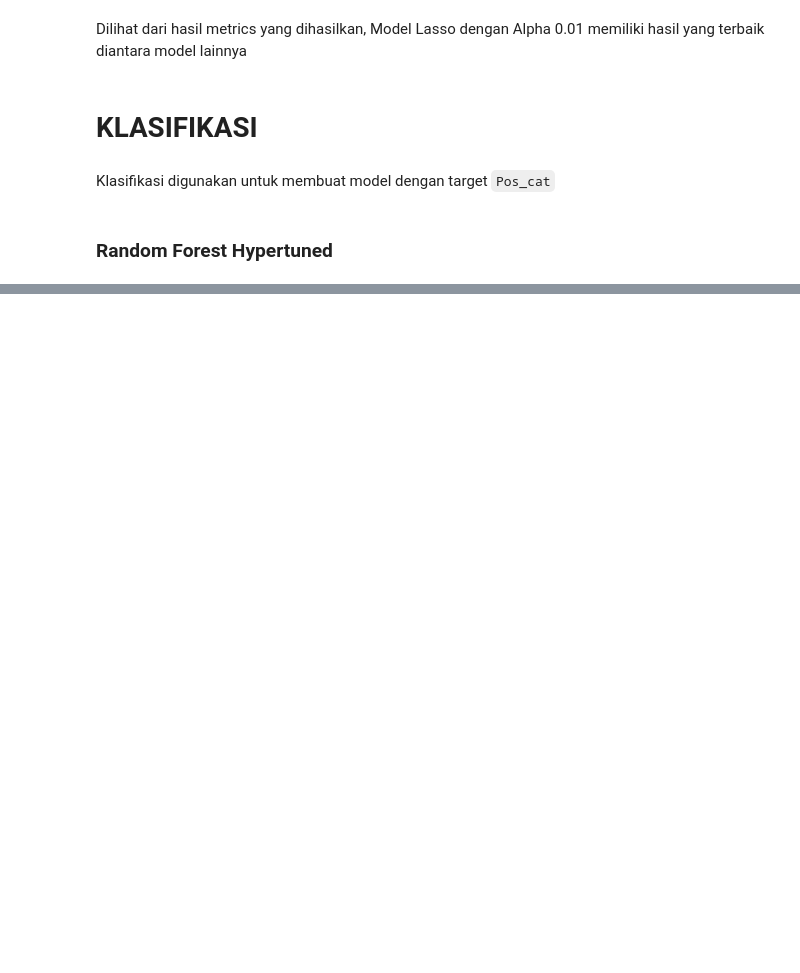
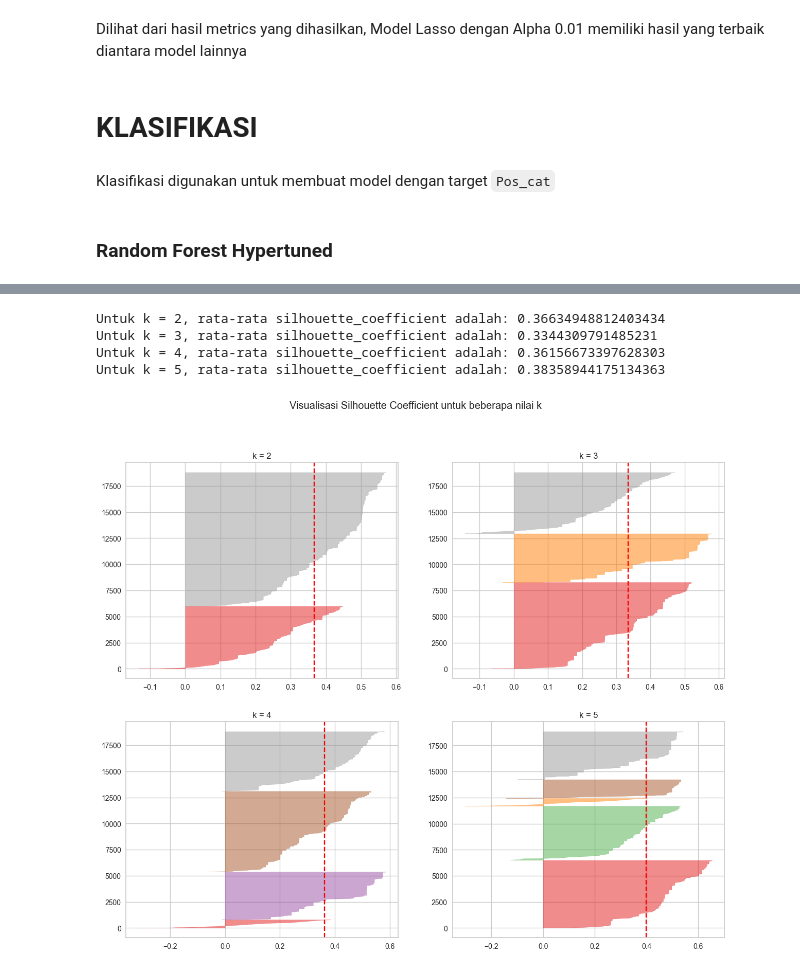
Before and after one commit to F1-biasa-aja/F1-kasdd, a Jupyter notebook: Code_MuhammadPendarBintangKasdiono.ipynb, the cells around one changed output, grey strips where cells are left out. Cells and saved outputs as stored; diff of their text form; code cells hidden in the pictures; blank space fills up the shorter version.

```diff
--- a/F1 Biasa Aja.ipynb
+++ b/Code_MuhammadPendarBintangKasdiono.ipynb
@@ -744,0 +843,4 @@ classification_metrics(rf_f1_hp_applied_predict,y_class_test)
+# %%
+features = ['Sector1Time', 'Sector2Time', 'Sector3Time']
+f1_ftrs = f1_data[features]
+f1_ftrs.head()
@@ -744,0 +854,29 @@ classification_metrics(rf_f1_hp_applied_predict,y_class_test)
+# %%
+# Menghitung Silhouette Coeff
+for k in [2, 3, 4, 5]:
+    # Mendefinisikan model K-Means dengan nilai k tertentu
+    clusterer = KMeans(n_clusters = k, n_init=10)
+
+    # Menghitung sihouette_score untuk mengukur seberapa baik klaster yang terbentuk.
+    cluster_labels = clusterer.fit_predict(f1_ftrs)
+    silhouette_avg_cc = silhouette_score(f1_ftrs, cluster_labels)
+    print(f"Untuk k = {k}, rata-rata silhouette_coefficient adalah: {silhouette_avg_cc}")
+# %% [output]
+Untuk k = 2, rata-rata silhouette_coefficient adalah: 0.36634948812403434
+Untuk k = 3, rata-rata silhouette_coefficient adalah: 0.3344309791485231
+Untuk k = 4, rata-rata silhouette_coefficient adalah: 0.36156673397628303
+Untuk k = 5, rata-rata silhouette_coefficient adalah: 0.38358944175134363
+# %%
+fig, ax = plt.subplots(2, 2, figsize=(15,12))
+fig.suptitle("Visualisasi Silhouette Coefficient untuk beberapa nilai k")
+for k in [2, 3, 4, 5]:
+    # Mendefinisikan model K-Means dengan nilai k tertentu
+    clusterer = KMeans(n_clusters=k, n_init=10)
+
+    # Memvisualisasikan densitas tiap klaster yang terbentuk
+    q, mod = divmod(k, 2)
+    ax[q-1][mod].set_title(f"k = {k}")
+    visualizer = SilhouetteVisualizer(clusterer, ax = ax[q-1][mod])
+    visualizer.fit(f1_ftrs)
+# %% [output]
+[figure, added]
```
Also changed, not shown: parts of 29 cells of this notebook.
